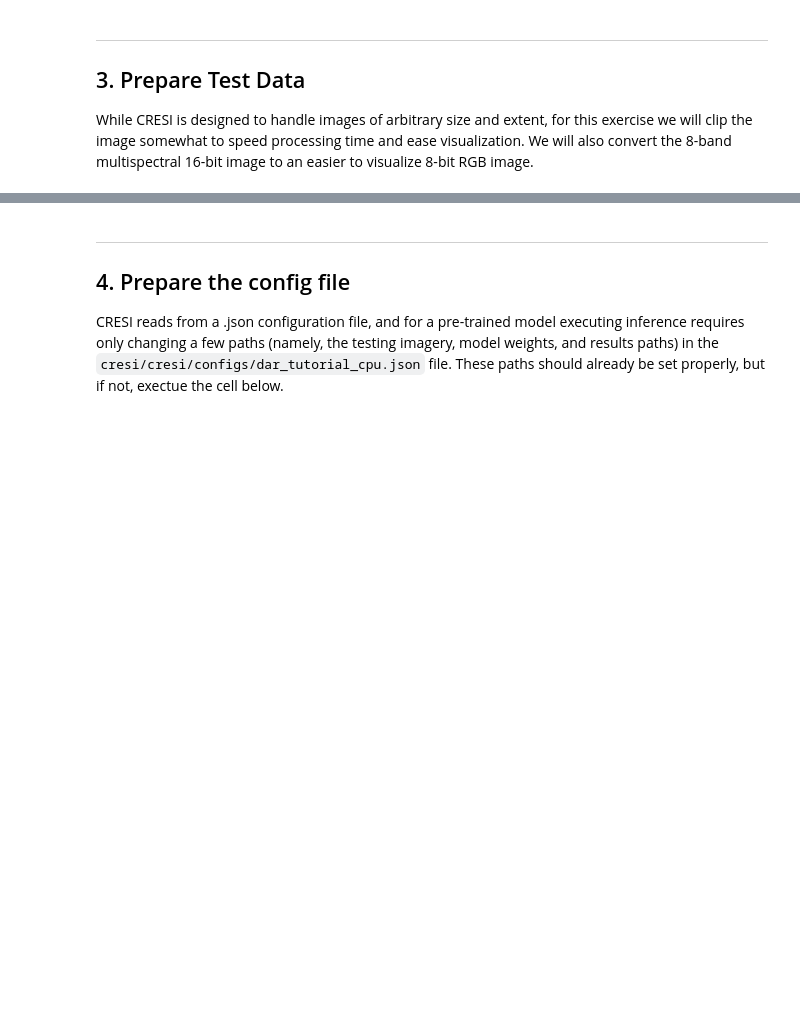
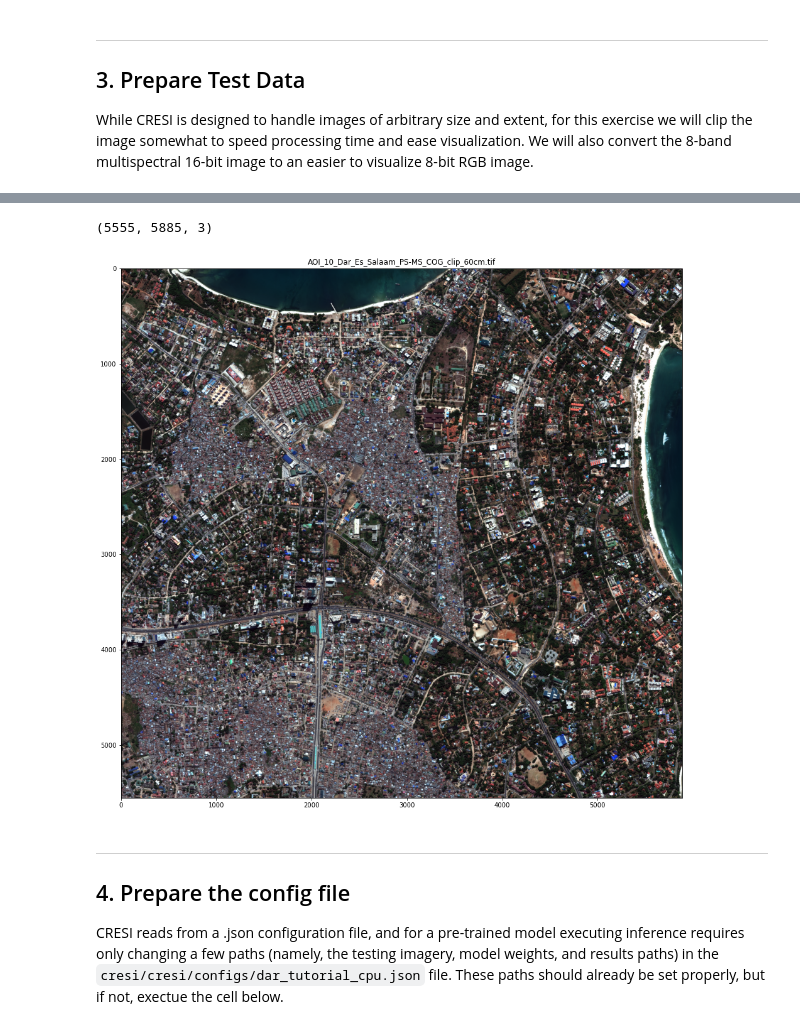
Before and after one commit to amanbagrecha/cresi-modified, a Jupyter notebook: notebooks/dar_tutorial_cpu/cresi_cpu_part2.ipynb, the cells around one changed output, grey strips where cells are left out. Saved outputs shown, nothing was run; the diff lists cells and outputs as text; code cells hidden in the pictures; blank space fills up the shorter version.

```diff
--- a/notebooks/dar_tutorial_cpu/cresi_cpu_part2.ipynb
+++ b/notebooks/dar_tutorial_cpu/cresi_cpu_part2.ipynb
@@ -159,3 +93,13 @@ Band 3 Block=5885x1 Type=Byte, ColorInterp=Blue
+# %%
+im_test.shape
+# %% [output]
+(5555, 5885, 3)
+# %%
+fig, ax = plt.subplots(figsize=(fig_width, fig_height))
+_ = ax.imshow(im_test.squeeze())
+_ = ax.set_title(im_test_name)
+# %% [output]
+[figure, added]
 # %% [markdown]
 -----
 ## 4. Prepare the config file
```
Also changed, not shown: parts of 23 cells of this notebook, 4 other files.
